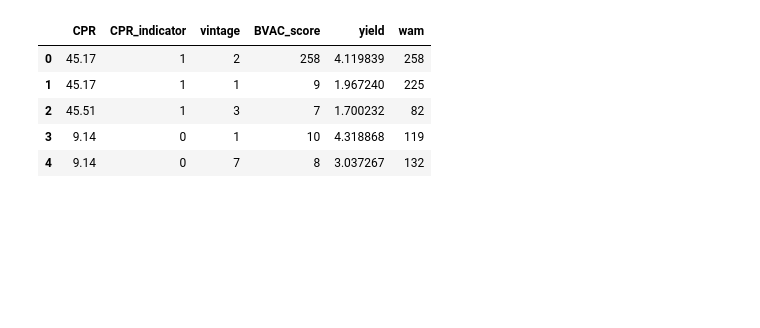
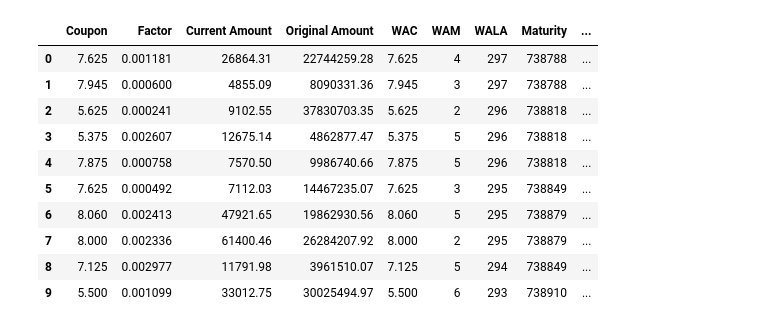
Before and after one commit to Samuelkyx/Summer_Project, a Jupyter notebook: Summer Project.ipynb, the cells around one changed output. Cells and saved outputs as stored; diff of their text form; code cells hidden in the pictures; blank space fills up the shorter version.

```diff
--- a/Summer Project.ipynb
+++ b/Summer Project.ipynb
@@ -8,10 +10,33 @@ from sklearn.metrics import classification_report, confusion_matrix, accuracy_sc
-# %%
-SBA_data = pd.read_excel("SBA_data.xlsx")
-SBA_data.head()
-# %% [output]
-|  | CPR | CPR_indicator | vintage | BVAC_score | yield | wam |
-| 0 | 45.17 | 1 | 2 | 258 | 4.119839 | 258 |
-| 1 | 45.17 | 1 | 1 | 9 | 1.967240 | 225 |
-| 2 | 45.51 | 1 | 3 | 7 | 1.700232 | 82 |
-| 3 | 9.14 | 0 | 1 | 10 | 4.318868 | 119 |
-| 4 | 9.14 | 0 | 7 | 8 | 3.037267 | 132 |
+# %%
+SBA_float_data = pd.read_excel("SBA_FLOAT_LIST.xlsx",sheet_name="float",header=1)
+SBA_float_data = SBA_float_data.drop(["Security","Coupon Type","Type","Security.1","Security.2",
+                                      "TICKER ","Unnamed: 13","MTG_PL_CPR_1M","MTG_PL_CPR_3M",
+                                      "MTG_PL_CPR_12M","MTG_PL_CPR_ISS","RESET_IDX"], axis=1)
+
+SBA_float_data["REFIX_FREQ"] = SBA_float_data["REFIX_FREQ"].astype("category")
+SBA_float_data["CPN_FREQ"] = SBA_float_data["CPN_FREQ"].astype("category")
+
+SBA_float_data['Maturity'] = pd.to_datetime(SBA_float_data['Maturity'])
+SBA_float_data['Maturity']=SBA_float_data['Maturity'].map(dt.datetime.toordinal)
+
+SBA_float_data['ISSUE_DT'] = pd.to_datetime(SBA_float_data['ISSUE_DT'])
+SBA_float_data['ISSUE_DT']=SBA_float_data['ISSUE_DT'].map(dt.datetime.toordinal)
+
+
+CPR_indicator =  [1 if x != 0 else 0 for x in SBA_float_data['MTG_PL_CPR_6M']]
+
+SBA_float_data['CPR_indicator'] = CPR_indicator
+
+SBA_float_data.head(10)
+# %% [output]
+|  | Coupon | Factor | Current Amount | Original Amount | WAC | WAM | WALA | Maturity | ... |
+| 0 | 7.625 | 0.001181 | 26864.31 | 22744259.28 | 7.625 | 4 | 297 | 738788 | ... |
+| 1 | 7.945 | 0.000600 | 4855.09 | 8090331.36 | 7.945 | 3 | 297 | 738788 | ... |
+| 2 | 5.625 | 0.000241 | 9102.55 | 37830703.35 | 5.625 | 2 | 296 | 738818 | ... |
+| 3 | 5.375 | 0.002607 | 12675.14 | 4862877.47 | 5.375 | 5 | 296 | 738818 | ... |
+| 4 | 7.875 | 0.000758 | 7570.50 | 9986740.66 | 7.875 | 5 | 296 | 738818 | ... |
+| 5 | 7.625 | 0.000492 | 7112.03 | 14467235.07 | 7.625 | 3 | 295 | 738849 | ... |
+| 6 | 8.060 | 0.002413 | 47921.65 | 19862930.56 | 8.060 | 5 | 295 | 738879 | ... |
+| 7 | 8.000 | 0.002336 | 61400.46 | 26284207.92 | 8.000 | 2 | 295 | 738879 | ... |
+| 8 | 7.125 | 0.002977 | 11791.98 | 3961510.07 | 7.125 | 5 | 294 | 738849 | ... |
+| 9 | 5.500 | 0.001099 | 33012.75 | 30025494.97 | 5.500 | 6 | 293 | 738910 | ... |
```
Also changed, not shown: parts of 25 cells of this notebook.
